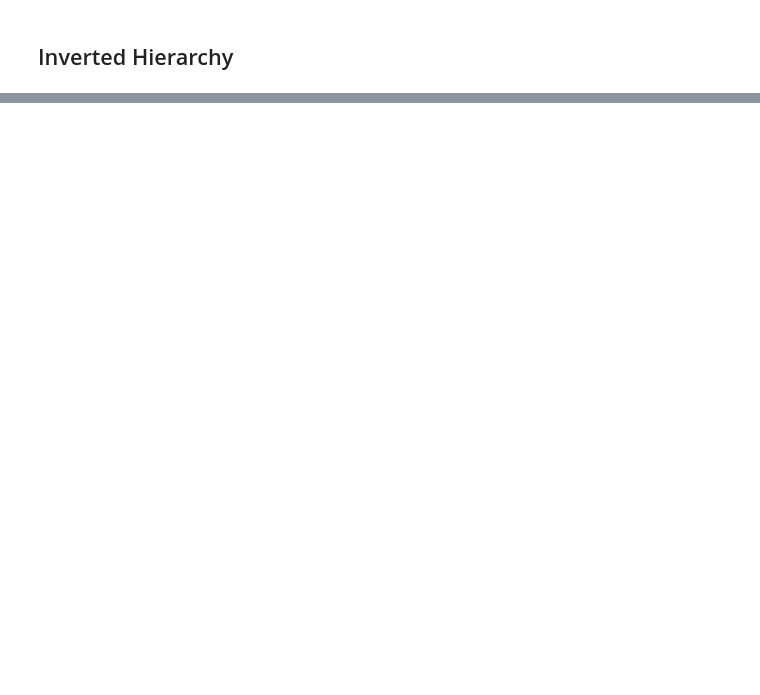
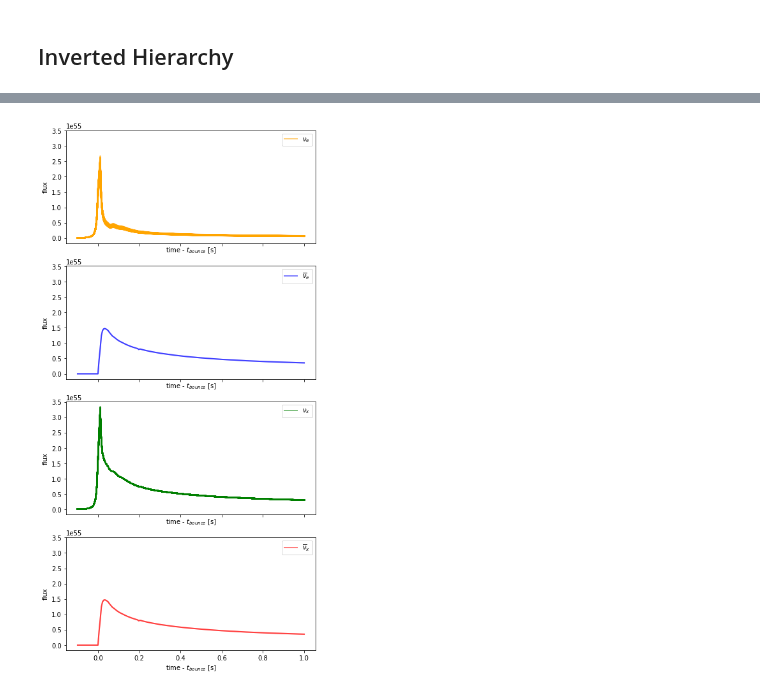
Before and after one commit to icecube/ASTERIA, a Jupyter notebook: docs/nb/supernova_mixing.ipynb, the cells around one changed output, grey strips where cells are left out. Saved outputs shown, nothing was run; the diff lists cells and outputs as text; code cells hidden in the pictures; blank space fills up the shorter version.

```diff
--- a/docs/nb/supernova_mixing.ipynb
+++ b/docs/nb/supernova_mixing.ipynb
@@ -190,0 +193,44 @@ fig.tight_layout();
+# %%
+s2t12_er = c2t12_er = 0.013 #symmetrical error assumed
+# %%
+fig1, axes = plt.subplots(4, 1, figsize=(7,15), sharex = True, sharey = True)
+t = np.linspace(-0.1, 1, 201) * u.s
+ax1, ax2, ax3, ax4 = axes
+
+s2t12_val = np.random.normal(loc = s2t12, scale = s2t12_er, size = 1000)
+c2t12_val = np.random.normal(loc = c2t12, scale = c2t12_er, size = 1000)
+nu_e2_er = [a*s2t12_val + b*c2t12_val for a, b in zip(nu_list2[0], nu_list2[1])]
+nu_x2_er = [((1.0-s2t12_val)*a + (1.0+s2t12_val)*(b+c))/2 for a, b, c in zip(nu_list2[0], nu_list2[2], nu_list2[3])]
+nu_e_bar2_er = [a + b for a, b in zip(nu_list2[2], nu_list2[3])]
+nu_x_bar2_er = [(a + b + c)/2 for a, b, c in zip(nu_list2[1], nu_list2[2], nu_list2[3])]
+nu_new = [nu_e2_er, nu_x2_er, nu_e_bar2_er, nu_x_bar2_er]
+
+ax1.plot(t, nu_e2_er, ls = '-', lw=2, alpha=0.5, color = "orange")
+ax2.plot(t, nu_e_bar2_er, ls = '-', lw=2, alpha=0.5, color = "blue")
+ax3.plot(t, nu_x2_er, ls = '-', lw=2, alpha=0.5, color = "green")
+ax4.plot(t, nu_e_bar2_er, ls = '-', lw=2, alpha=0.5, color = "red")
+
+ax1.plot(t, nu_e2, ls = '-', lw=2, alpha=0.5, label = r"$\nu _{e}$", color = "orange")
+ax2.plot(t, nu_e_bar2, ls = '-', lw=2, alpha=0.5, label = r"$\overline{\nu}_{e}$", color = "blue")
+ax3.plot(t, nu_x2, ls = '-', lw=2, alpha=0.5, label = r"$\nu _{x}$", color = "green")
+ax4.plot(t, nu_e_bar2, ls = '-', lw=2, alpha=0.5, label = r"$\overline{\nu}_{x}$", color = "red")
+
+ax1.set(xlabel='time - $t_{bounce}$ [s]',
+       ylabel='flux')
+ax1.legend()
+
+ax2.set(xlabel='time - $t_{bounce}$ [s]',
+       ylabel='flux')
+ax2.legend()
+
+ax3.set(xlabel='time - $t_{bounce}$ [s]',
+       ylabel='flux')
+ax3.legend()
+
+ax4.set(xlabel='time - $t_{bounce}$ [s]',
+       ylabel='flux')
+ax4.legend()
+
+fig.tight_layout()
+# %% [output]
+[figure, added]
```
Also changed, not shown: parts of 4 cells of this notebook.
